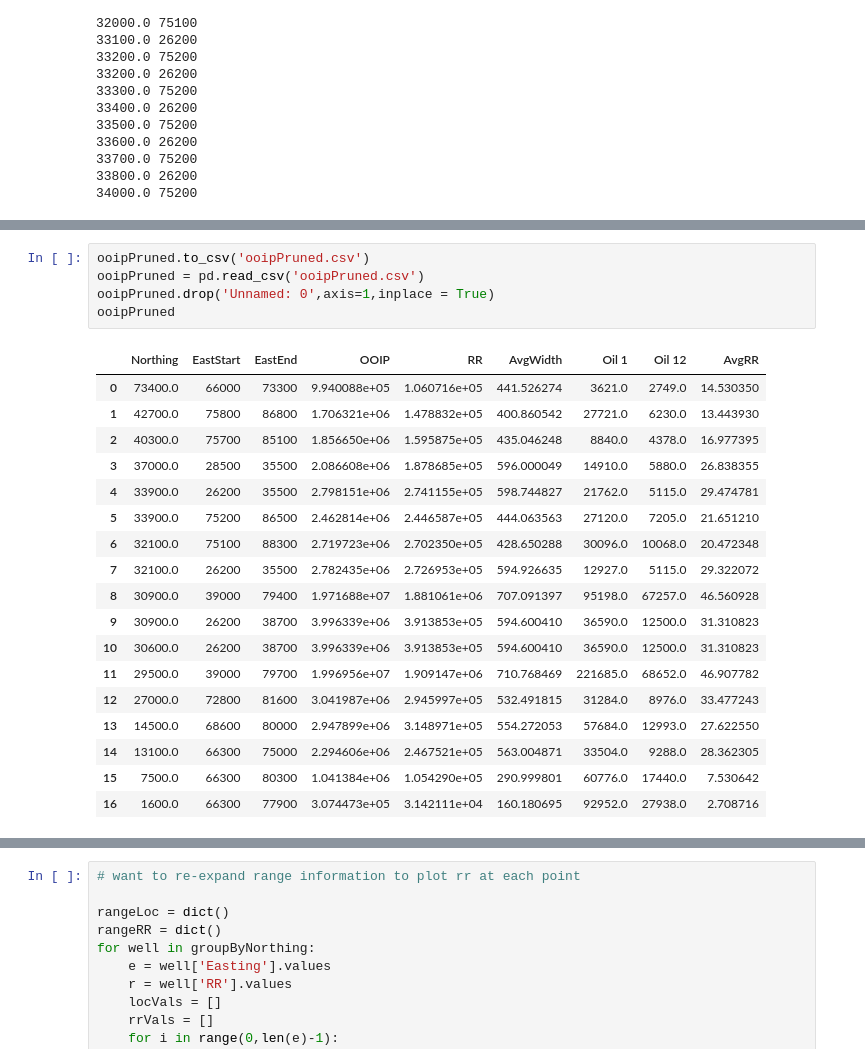
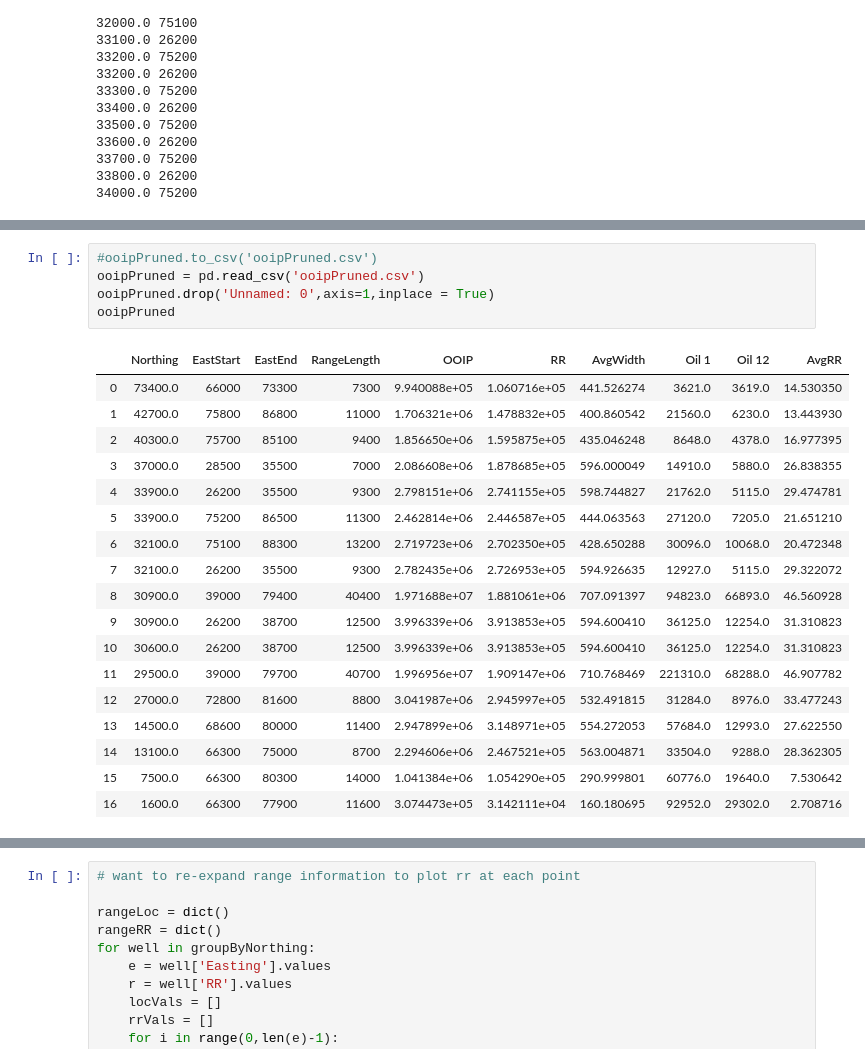
Before and after one commit to fang-helen/Final-Project-FRI, a Jupyter notebook: Final Project FRI.ipynb, the cells around one changed output, grey strips where cells are left out. Drawn from its saved outputs; the diff is of its cells as text.

```diff
--- a/Final Project FRI.ipynb
+++ b/Final Project FRI.ipynb
@@ -1230,24 +1200,24 @@ ooipPruned
 # %%
-ooipPruned.to_csv('ooipPruned.csv')
+#ooipPruned.to_csv('ooipPruned.csv')
 ooipPruned = pd.read_csv('ooipPruned.csv')
 ooipPruned.drop('Unnamed: 0',axis=1,inplace = True)
 ooipPruned
 # %% [output]
-|  | Northing | EastStart | EastEnd | OOIP | RR | AvgWidth | Oil 1 | Oil 12 | AvgRR |
-| 0 | 73400.0 | 66000 | 73300 | 9.940088e+05 | 1.060716e+05 | 441.526274 | 3621.0 | 2749.0 | 14.530350 |
-| 1 | 42700.0 | 75800 | 86800 | 1.706321e+06 | 1.478832e+05 | 400.860542 | 27721.0 | 6230.0 | 13.443930 |
-| 2 | 40300.0 | 75700 | 85100 | 1.856650e+06 | 1.595875e+05 | 435.046248 | 8840.0 | 4378.0 | 16.977395 |
-| 3 | 37000.0 | 28500 | 35500 | 2.086608e+06 | 1.878685e+05 | 596.000049 | 14910.0 | 5880.0 | 26.838355 |
-| 4 | 33900.0 | 26200 | 35500 | 2.798151e+06 | 2.741155e+05 | 598.744827 | 21762.0 | 5115.0 | 29.474781 |
-| 5 | 33900.0 | 75200 | 86500 | 2.462814e+06 | 2.446587e+05 | 444.063563 | 27120.0 | 7205.0 | 21.651210 |
-| 6 | 32100.0 | 75100 | 88300 | 2.719723e+06 | 2.702350e+05 | 428.650288 | 30096.0 | 10068.0 | 20.472348 |
-| 7 | 32100.0 | 26200 | 35500 | 2.782435e+06 | 2.726953e+05 | 594.926635 | 12927.0 | 5115.0 | 29.322072 |
-| 8 | 30900.0 | 39000 | 79400 | 1.971688e+07 | 1.881061e+06 | 707.091397 | 95198.0 | 67257.0 | 46.560928 |
-| 9 | 30900.0 | 26200 | 38700 | 3.996339e+06 | 3.913853e+05 | 594.600410 | 36590.0 | 12500.0 | 31.310823 |
-| 10 | 30600.0 | 26200 | 38700 | 3.996339e+06 | 3.913853e+05 | 594.600410 | 36590.0 | 12500.0 | 31.310823 |
-| 11 | 29500.0 | 39000 | 79700 | 1.996956e+07 | 1.909147e+06 | 710.768469 | 221685.0 | 68652.0 | 46.907782 |
-| 12 | 27000.0 | 72800 | 81600 | 3.041987e+06 | 2.945997e+05 | 532.491815 | 31284.0 | 8976.0 | 33.477243 |
-| 13 | 14500.0 | 68600 | 80000 | 2.947899e+06 | 3.148971e+05 | 554.272053 | 57684.0 | 12993.0 | 27.622550 |
-| 14 | 13100.0 | 66300 | 75000 | 2.294606e+06 | 2.467521e+05 | 563.004871 | 33504.0 | 9288.0 | 28.362305 |
-| 15 | 7500.0 | 66300 | 80300 | 1.041384e+06 | 1.054290e+05 | 290.999801 | 60776.0 | 17440.0 | 7.530642 |
-| 16 | 1600.0 | 66300 | 77900 | 3.074473e+05 | 3.142111e+04 | 160.180695 | 92952.0 | 27938.0 | 2.708716 |
+|  | Northing | EastStart | EastEnd | RangeLength | OOIP | RR | AvgWidth | Oil 1 | Oil 12 | AvgRR |
+| 0 | 73400.0 | 66000 | 73300 | 7300 | 9.940088e+05 | 1.060716e+05 | 441.526274 | 3621.0 | 3619.0 | 14.530350 |
+| 1 | 42700.0 | 75800 | 86800 | 11000 | 1.706321e+06 | 1.478832e+05 | 400.860542 | 21560.0 | 6230.0 | 13.443930 |
+| 2 | 40300.0 | 75700 | 85100 | 9400 | 1.856650e+06 | 1.595875e+05 | 435.046248 | 8648.0 | 4378.0 | 16.977395 |
+| 3 | 37000.0 | 28500 | 35500 | 7000 | 2.086608e+06 | 1.878685e+05 | 596.000049 | 14910.0 | 5880.0 | 26.838355 |
+| 4 | 33900.0 | 26200 | 35500 | 9300 | 2.798151e+06 | 2.741155e+05 | 598.744827 | 21762.0 | 5115.0 | 29.474781 |
+| 5 | 33900.0 | 75200 | 86500 | 11300 | 2.462814e+06 | 2.446587e+05 | 444.063563 | 27120.0 | 7205.0 | 21.651210 |
+| 6 | 32100.0 | 75100 | 88300 | 13200 | 2.719723e+06 | 2.702350e+05 | 428.650288 | 30096.0 | 10068.0 | 20.472348 |
+| 7 | 32100.0 | 26200 | 35500 | 9300 | 2.782435e+06 | 2.726953e+05 | 594.926635 | 12927.0 | 5115.0 | 29.322072 |
+| 8 | 30900.0 | 39000 | 79400 | 40400 | 1.971688e+07 | 1.881061e+06 | 707.091397 | 94823.0 | 66893.0 | 46.560928 |
+| 9 | 30900.0 | 26200 | 38700 | 12500 | 3.996339e+06 | 3.913853e+05 | 594.600410 | 36125.0 | 12254.0 | 31.310823 |
+| 10 | 30600.0 | 26200 | 38700 | 12500 | 3.996339e+06 | 3.913853e+05 | 594.600410 | 36125.0 | 12254.0 | 31.310823 |
+| 11 | 29500.0 | 39000 | 79700 | 40700 | 1.996956e+07 | 1.909147e+06 | 710.768469 | 221310.0 | 68288.0 | 46.907782 |
+| 12 | 27000.0 | 72800 | 81600 | 8800 | 3.041987e+06 | 2.945997e+05 | 532.491815 | 31284.0 | 8976.0 | 33.477243 |
+| 13 | 14500.0 | 68600 | 80000 | 11400 | 2.947899e+06 | 3.148971e+05 | 554.272053 | 57684.0 | 12993.0 | 27.622550 |
+| 14 | 13100.0 | 66300 | 75000 | 8700 | 2.294606e+06 | 2.467521e+05 | 563.004871 | 33504.0 | 9288.0 | 28.362305 |
+| 15 | 7500.0 | 66300 | 80300 | 14000 | 1.041384e+06 | 1.054290e+05 | 290.999801 | 60776.0 | 19640.0 | 7.530642 |
+| 16 | 1600.0 | 66300 | 77900 | 11600 | 3.074473e+05 | 3.142111e+04 | 160.180695 | 92952.0 | 29302.0 | 2.708716 |
```
Also changed, not shown: parts of 79 cells of this notebook, 1 other file.
